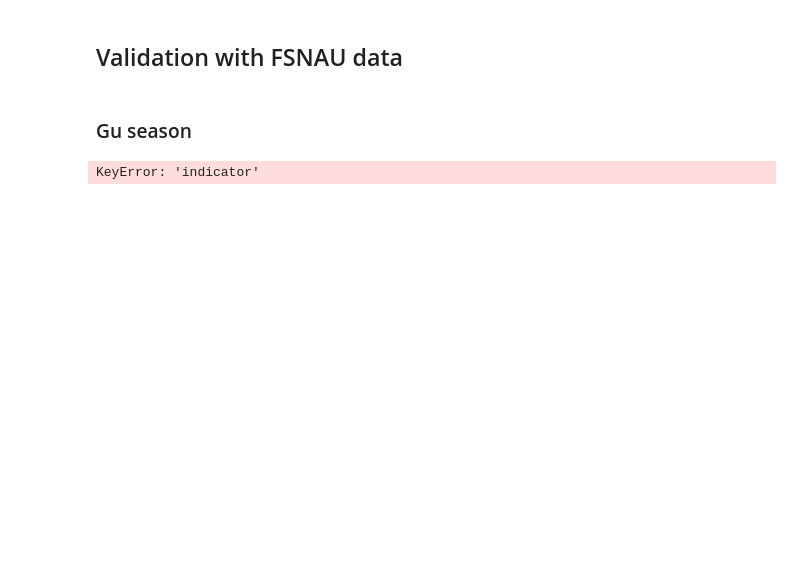
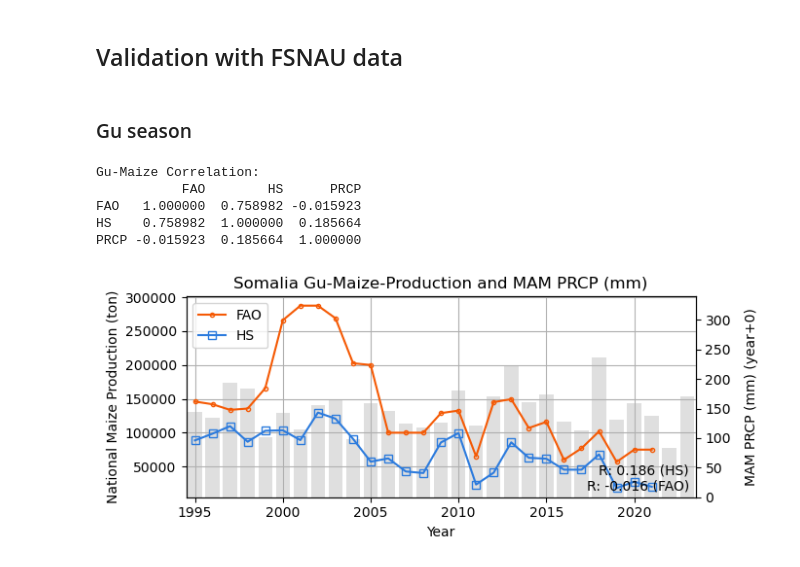
Before and after one commit to HarvestStat/HarvestStat, a Jupyter notebook: notebook/CropData_SO_Validation1.ipynb, the cells around one changed output. Drawn from its saved outputs; the diff is of its cells as text; code cells hidden in the pictures; blank space fills up the shorter version.

```diff
--- a/notebook/CropData_SO_Validation1.ipynb
+++ b/notebook/CropData_SO_Validation1.ipynb
@@ -190,22 +190,21 @@ import matplotlib.pyplot as plt
 country_name, season_name, product_name_fdw, product_name_fao,  = 'Somalia', 'Gu', 'Maize', 'Maize (corn)'
 shape_code, prcp_start_month, prcp_season_name, prcp_year_offset = 'SO1990A0', 3, 'MAM PRCP (mm)', +0
 # HarvestStat
-df = pd.read_csv('../public/hvstat_data.csv', index_col=0)
+df = pd.read_csv('../public/hvstat_data_v1.0.csv', index_col=0)
 df = df[
     (df['country'] == country_name) &
     (df['season_name'] == season_name) &
-    (df['product'].isin([product_name_fdw])) &
-    (df['indicator'] == 'production')
+    (df['product'].isin([product_name_fdw]))
 ].copy()
 df['year'] = df['harvest_year']
-data_hs = df.pivot_table(index='year',columns='product',values='value',aggfunc='sum').squeeze()
+data_hs = df.pivot_table(index='year',columns='product',values='production',aggfunc='sum').squeeze()
 # FAO-STAT
 df = pd.read_csv('../data/crop/adm_fao_stat.csv', index_col=0)
 data_fao = df[
-    (df['cnt_name'] == country_name) &
-    (df['cpc2_name'] == product_name_fao) &
-    (df['indicator'] == 'Production')
-].set_index('year')['value']
+    (df['Area'] == country_name) &
+    (df['Item'] == product_name_fao) &
+    (df['Element'] == 'Production')
+].set_index('Year')['Value']
 # Merge
 data = pd.concat([data_fao,data_hs], axis=1, keys=['FAO','HS']).sort_index()
 data = data.reindex(np.array(range(1995,2024)))
@@ -235,31 +234,36 @@ for i, line in enumerate(ax1.get_lines()):
     line.set_marker(marker[i])
 # years = data.index
 # ax1.set_xticks(years)
 # ax1.set_xticklabels(['%02d'% yr for yr in np.mod(years,100)])
 ax1.set_xlim([data.index[0]-0.5, data.index[-1]+0.5])
 ax1.set_xlabel('Year')
 ax1.set_ylabel('National Maize Production (ton)')
 ax1.patch.set_facecolor('white')
 # Precipitation
 year, value = prcp_nat.index, prcp_nat.values
 ax2 = ax1.twinx()
 plt.bar(year, value, alpha=.25, color='grey')
 ax2.set_ylim([0, value.max()*1.3])
 ax2.set_ylabel(prcp_label + ' (year+%d)'%prcp_year_offset, labelpad=10)
 ax2.grid(False)
 ax1.set_zorder(1)
 ax1.patch.set_visible(False)  # prevents ax1 from hiding ax2
 ax1.legend(loc='upper left')
 ax1.annotate(
     'R: %.3f (HS)\nR: %.3f (FAO)' % (corr_value.loc['HS','PRCP'], corr_value.loc['FAO','PRCP']),
     xy=(1, 0.2), xycoords='axes fraction', fontsize=10,
     xytext=(-5, -5), textcoords='offset points',
     ha='right', va='top'
 )
 title = f'{country_name} {season_name}-{product_name_fdw}-Production and {prcp_label}'
 ax1.set_title(title)
 fig.tight_layout()
 plt.show()
 # ---------------------------------------------------- #
 # %% [output]
-KeyError: 'indicator'
+Gu-Maize Correlation:
+           FAO        HS      PRCP
+FAO   1.000000  0.758982 -0.015923
+HS    0.758982  1.000000  0.185664
+PRCP -0.015923  0.185664  1.000000
+[figure, added]
```
Also changed, not shown: parts of 1 cell of this notebook, 1 other file.
